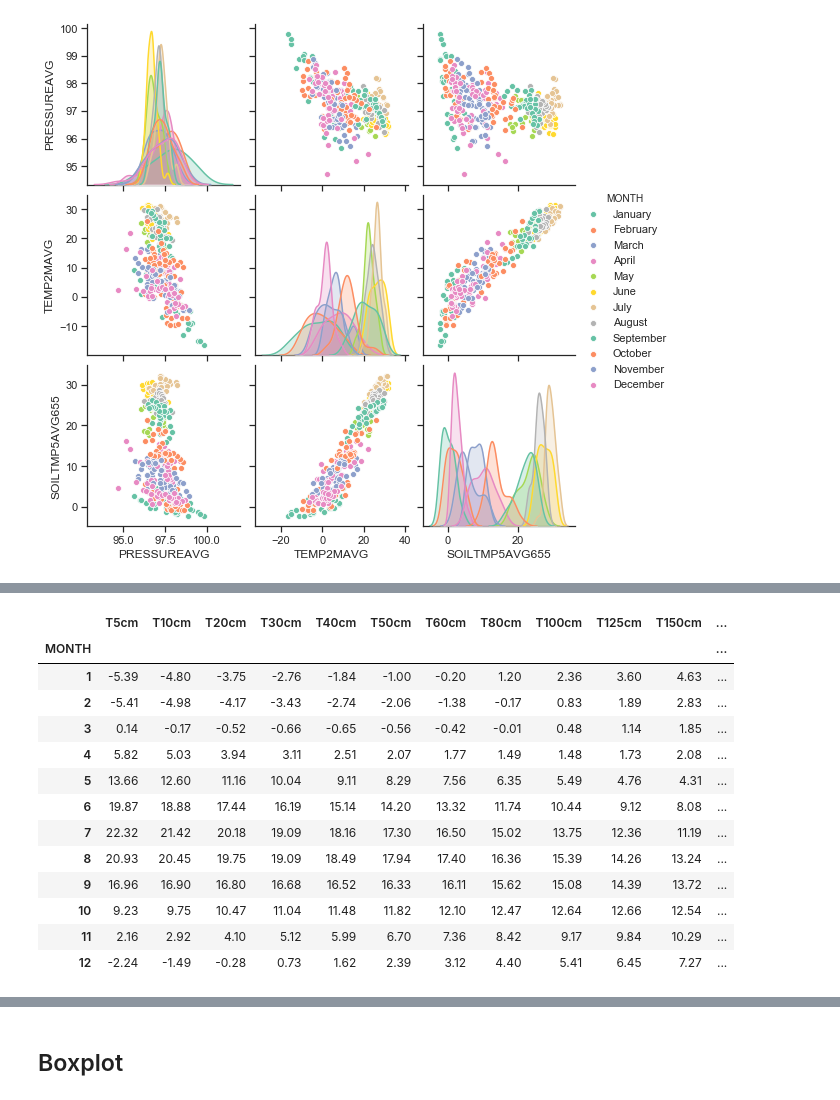
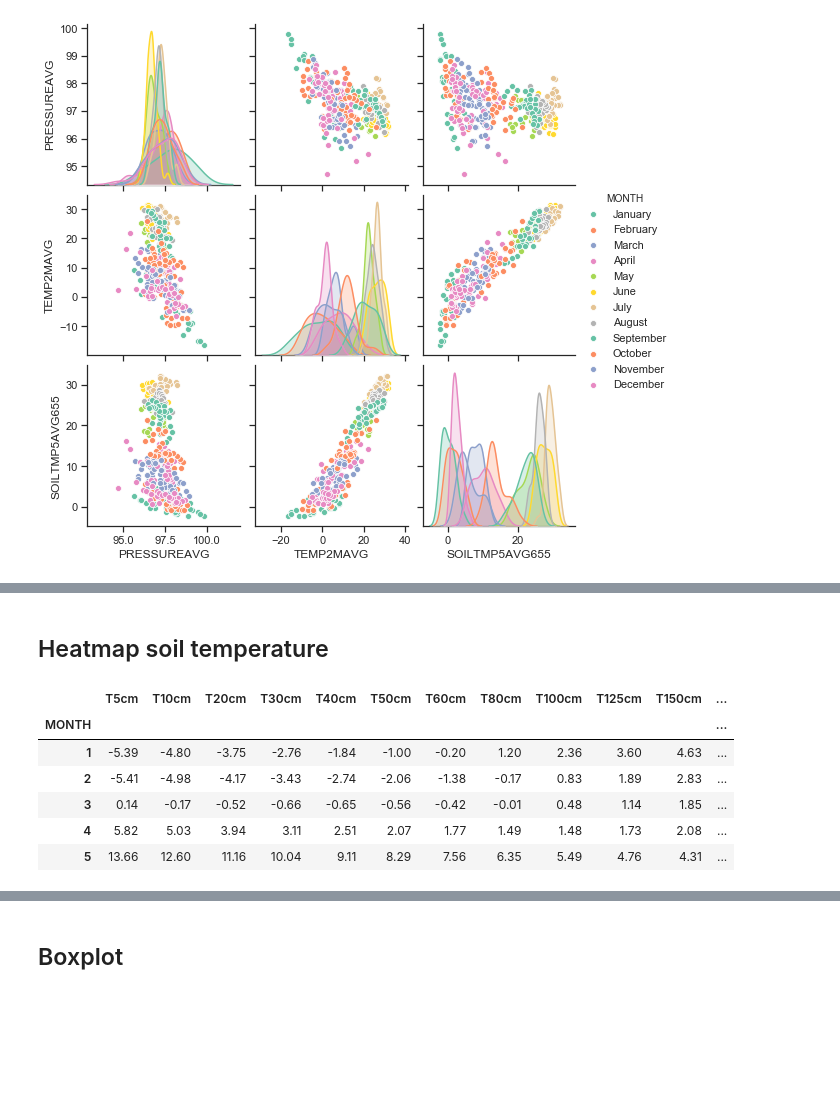
Before and after one commit to andres-patrignani/pynotes, a Jupyter notebook: notebooks/seaborn_module.ipynb, the cells around one changed output, grey strips where cells are left out. Cells and saved outputs as stored; diff of their text form; code cells hidden in the pictures; blank space fills up the shorter version.

```diff
--- a/notebooks/seaborn_module.ipynb
+++ b/notebooks/seaborn_module.ipynb
@@ -44,23 +76,22 @@ plt.show()
+# %% [markdown]
+## Heatmap soil temperature
 # %%
+# Load data
 df = pd.read_csv("../datasets/fargo_hourly_deep_soil_temperature.csv")
+
+# Convert dates to Pandas datetime format
 df["time_cst"] = pd.to_datetime(df["time_cst"], format="%m/%d/%y %H:%M")
+
+# Summarize data by month
 df["MONTH"] = df["time_cst"].dt.month
+df_grouped = df.groupby(["MONTH"]).mean().round(2)
+df_grouped.head()
+# %% [output]
+|  | T5cm | T10cm | T20cm | T30cm | T40cm | T50cm | T60cm | T80cm | T100cm | T125cm | T150cm | ... |
+| MONTH |  |  |  |  |  |  |  |  |  |  |  | ... |
+| 1 | -5.39 | -4.80 | -3.75 | -2.76 | -1.84 | -1.00 | -0.20 | 1.20 | 2.36 | 3.60 | 4.63 | ... |
+| 2 | -5.41 | -4.98 | -4.17 | -3.43 | -2.74 | -2.06 | -1.38 | -0.17 | 0.83 | 1.89 | 2.83 | ... |
+| 3 | 0.14 | -0.17 | -0.52 | -0.66 | -0.65 | -0.56 | -0.42 | -0.01 | 0.48 | 1.14 | 1.85 | ... |
+| 4 | 5.82 | 5.03 | 3.94 | 3.11 | 2.51 | 2.07 | 1.77 | 1.49 | 1.48 | 1.73 | 2.08 | ... |
+| 5 | 13.66 | 12.60 | 11.16 | 10.04 | 9.11 | 8.29 | 7.56 | 6.35 | 5.49 | 4.76 | 4.31 | ... |
-# %%
-df_grouped = df.groupby(["MONTH"]).mean().round(2)
-df_grouped
-# %% [output]
-|  | T5cm | T10cm | T20cm | T30cm | T40cm | T50cm | T60cm | T80cm | T100cm | T125cm | T150cm | ... |
-| MONTH |  |  |  |  |  |  |  |  |  |  |  | ... |
-| 1 | -5.39 | -4.80 | -3.75 | -2.76 | -1.84 | -1.00 | -0.20 | 1.20 | 2.36 | 3.60 | 4.63 | ... |
-| 2 | -5.41 | -4.98 | -4.17 | -3.43 | -2.74 | -2.06 | -1.38 | -0.17 | 0.83 | 1.89 | 2.83 | ... |
-| 3 | 0.14 | -0.17 | -0.52 | -0.66 | -0.65 | -0.56 | -0.42 | -0.01 | 0.48 | 1.14 | 1.85 | ... |
-| 4 | 5.82 | 5.03 | 3.94 | 3.11 | 2.51 | 2.07 | 1.77 | 1.49 | 1.48 | 1.73 | 2.08 | ... |
-| 5 | 13.66 | 12.60 | 11.16 | 10.04 | 9.11 | 8.29 | 7.56 | 6.35 | 5.49 | 4.76 | 4.31 | ... |
-| 6 | 19.87 | 18.88 | 17.44 | 16.19 | 15.14 | 14.20 | 13.32 | 11.74 | 10.44 | 9.12 | 8.08 | ... |
-| 7 | 22.32 | 21.42 | 20.18 | 19.09 | 18.16 | 17.30 | 16.50 | 15.02 | 13.75 | 12.36 | 11.19 | ... |
-| 8 | 20.93 | 20.45 | 19.75 | 19.09 | 18.49 | 17.94 | 17.40 | 16.36 | 15.39 | 14.26 | 13.24 | ... |
-| 9 | 16.96 | 16.90 | 16.80 | 16.68 | 16.52 | 16.33 | 16.11 | 15.62 | 15.08 | 14.39 | 13.72 | ... |
-| 10 | 9.23 | 9.75 | 10.47 | 11.04 | 11.48 | 11.82 | 12.10 | 12.47 | 12.64 | 12.66 | 12.54 | ... |
-| 11 | 2.16 | 2.92 | 4.10 | 5.12 | 5.99 | 6.70 | 7.36 | 8.42 | 9.17 | 9.84 | 10.29 | ... |
-| 12 | -2.24 | -1.49 | -0.28 | 0.73 | 1.62 | 2.39 | 3.12 | 4.40 | 5.41 | 6.45 | 7.27 | ... |
 # %%
```
Also changed, not shown: parts of 9 cells of this notebook, 3 other files.
